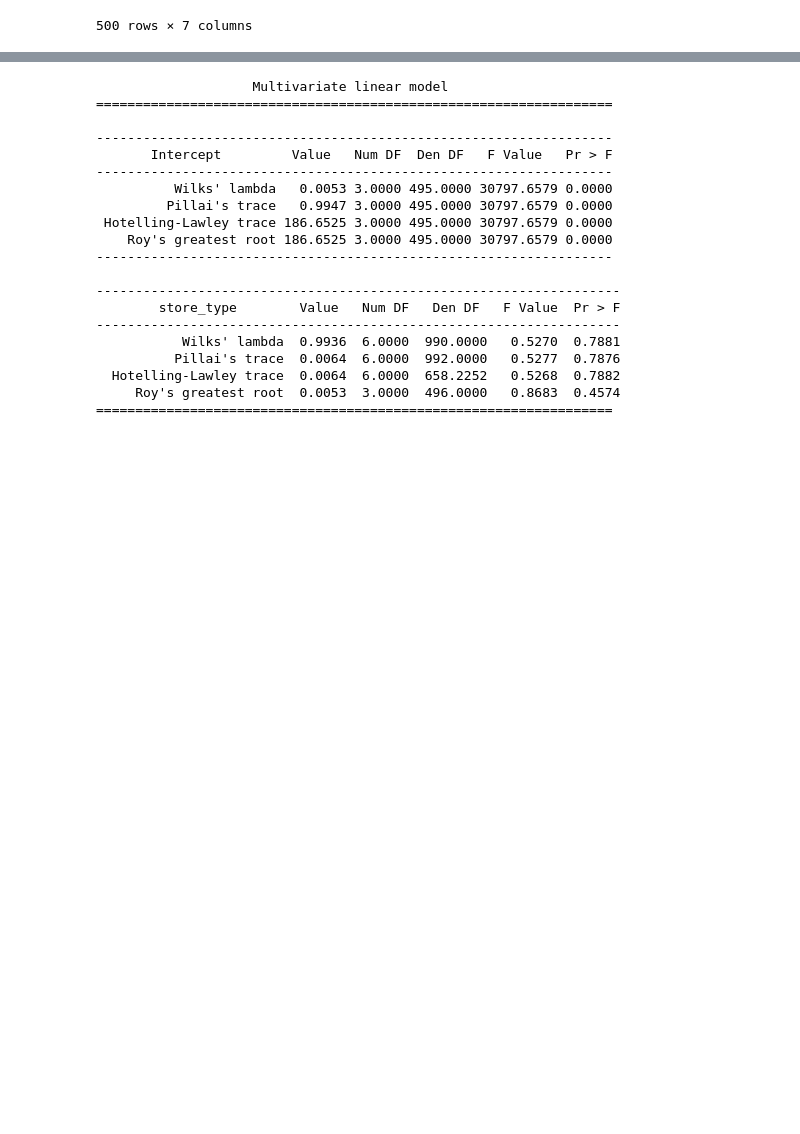
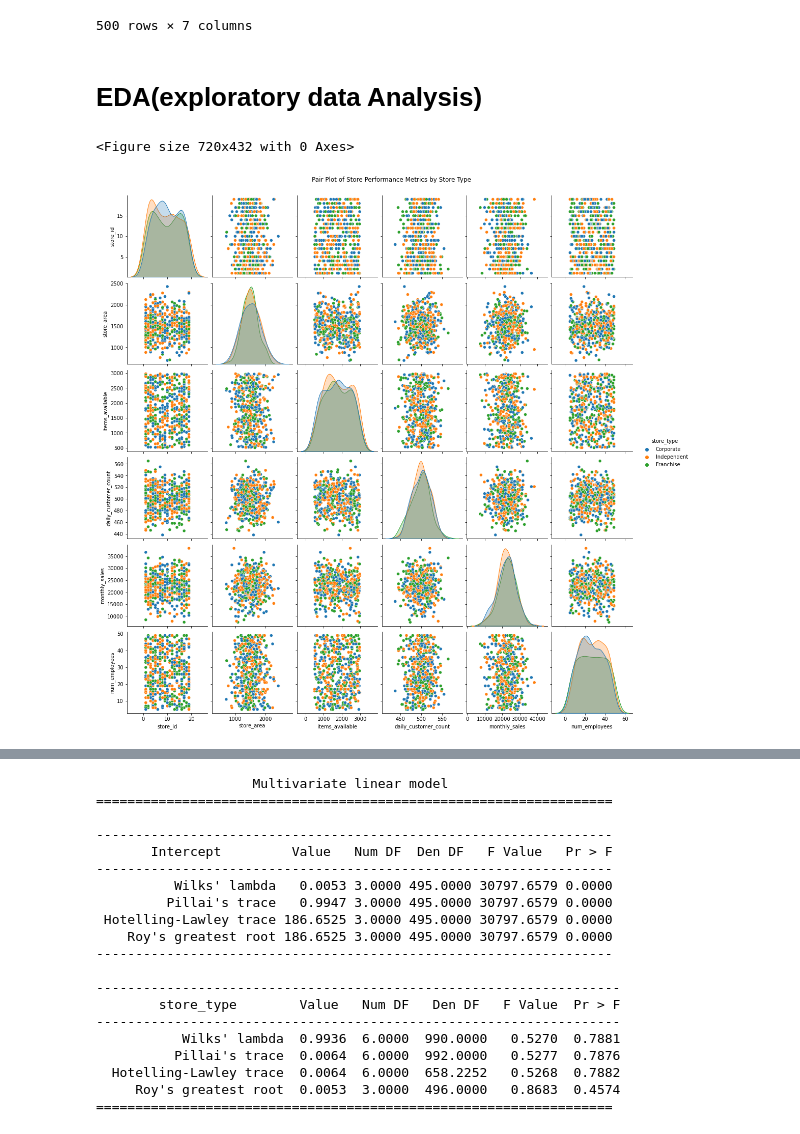
Before and after one commit to husanbano123/infrenstial_anova_test, a Jupyter notebook: retail analysis_anova.ipynb, the cells around one changed output, grey strips where cells are left out. Drawn from its saved outputs; the diff is of its cells as text; code cells hidden in the pictures; blank space fills up the shorter version.

```diff
--- a/retail analysis_anova.ipynb
+++ b/retail analysis_anova.ipynb
@@ -313,3 +344,13 @@ manova
 | 498 | 4 | 1586.750593 | 2649 | 528 | 20061.609082 | 20 | Corporate |
 | 499 | 4 | 2236.590042 | 2509 | 468 | 18632.632387 | 6 | Independent |
 500 rows × 7 columns
+# %% [markdown]
+# EDA(exploratory data Analysis)
+# %%
+plt.figure(figsize=(10,6))
+sns.pairplot(manova, hue='store_type')
+plt.suptitle('Pair Plot of Store Performance Metrics by Store Type', y=1.02)
+plt.show()
+# %% [output]
+<Figure size 720x432 with 0 Axes>
+[figure, added]
```
Also changed, not shown: parts of 18 cells of this notebook.
